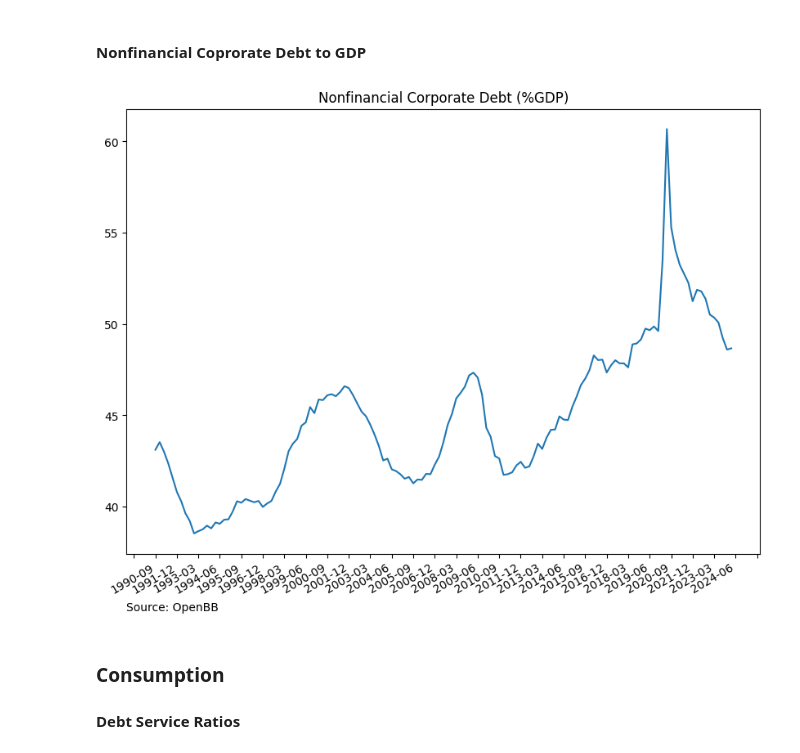
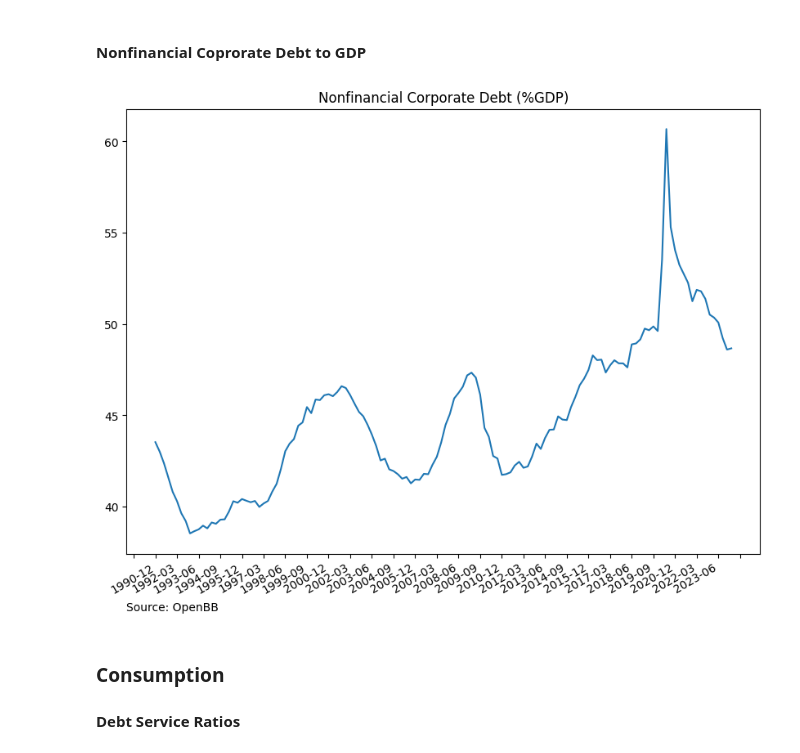
Before and after one commit to PatrickHLewis/Macro-Dashboard, a Jupyter notebook: Macro_Dashboard/Macro_Drivers/Growth/Growth.ipynb, the cells around one changed output. Cells and saved outputs as stored; diff of their text form; code cells hidden in the pictures.

```diff
--- a/Macro_Dashboard/Macro_Drivers/Growth/Growth.ipynb
+++ b/Macro_Dashboard/Macro_Drivers/Growth/Growth.ipynb
@@ -265,22 +265,22 @@ fig.autofmt_xdate()
 # %% [markdown]
 #### Nonfinancial Coprorate Debt to GDP
 # %%
-chart_start
+chart_start="1990-10"
 
 fig, ax = plt.subplots(figsize=(10,8))
 
 y = 100*econ_data_q['BCNSDODNS']/econ_data_q['GDP']
 y.index = pd.to_datetime(y.index).strftime('%Y-%m')
 
 plt.plot(y.loc[chart_start:])
 ax.set_title('Nonfinancial Corporate Debt (%GDP)')
 space = 5
 ax.xaxis.set_major_locator(ticker.MultipleLocator(space))
 ax.annotate('Source: OpenBB', xy=(0, -50), xycoords='axes points', color='black')
 fig.autofmt_xdate()
 plt.show()
 # %% [output]
-[figure, old version]
+[figure, new version]
 # %% [markdown]
 ### Consumption
 #### Debt Service Ratios
```
Also changed, not shown: 3 other files.
